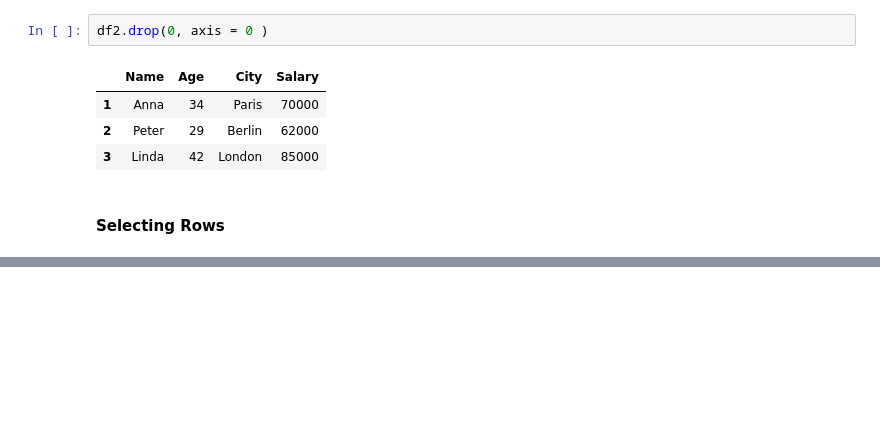
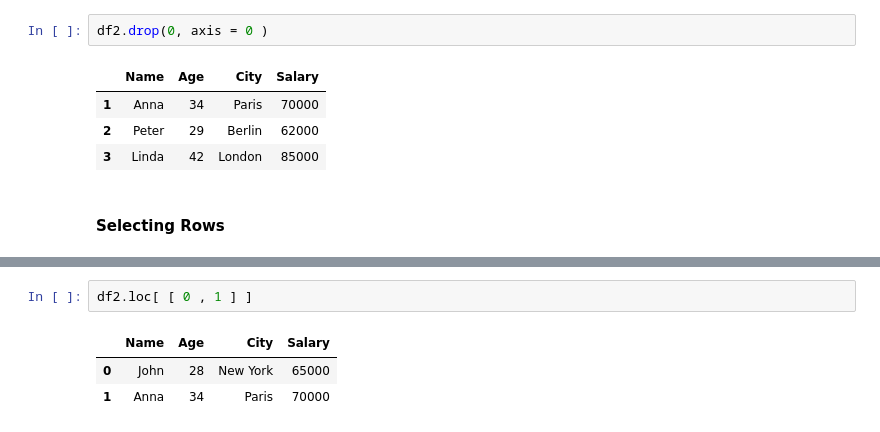
Before and after one commit to hassanzaheer88/pandas-series, a Jupyter notebook: Dataframes.ipynb, the cells around one changed output, grey strips where cells are left out. Cells and saved outputs as stored; diff of their text form; blank space fills up the shorter version.

Commit message:
Dataframe rows operations completed

```diff
--- a/Dataframes.ipynb
+++ b/Dataframes.ipynb
@@ -153,0 +169,6 @@ df2.drop(0, axis = 0 )
+# %%
+df2.loc[ [ 0 , 1 ] ]
+# %% [output]
+|  | Name | Age | City | Salary |
+| 0 | John | 28 | New York | 65000 |
+| 1 | Anna | 34 | Paris | 70000 |
```
Also changed, not shown: parts of 13 cells of this notebook.
